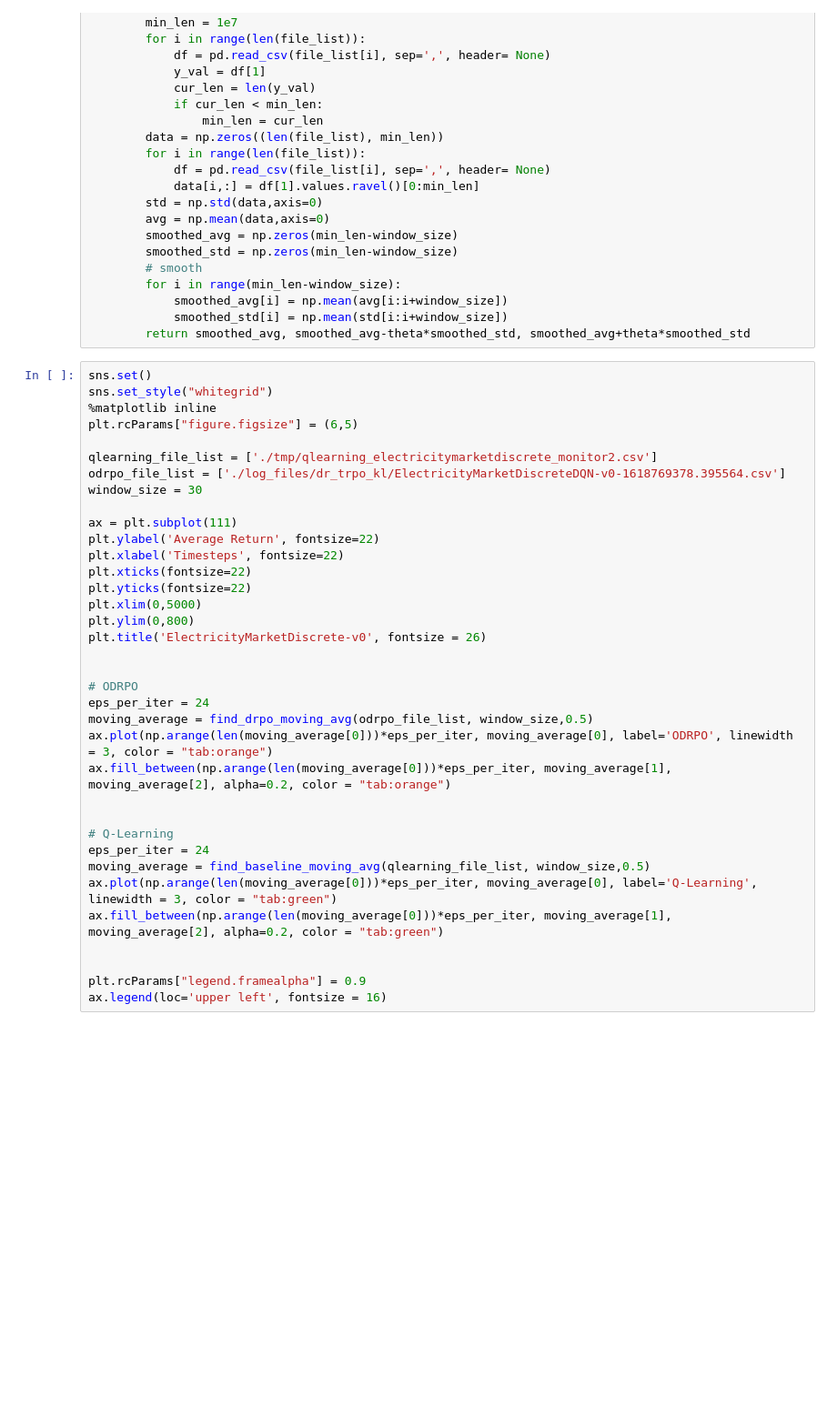
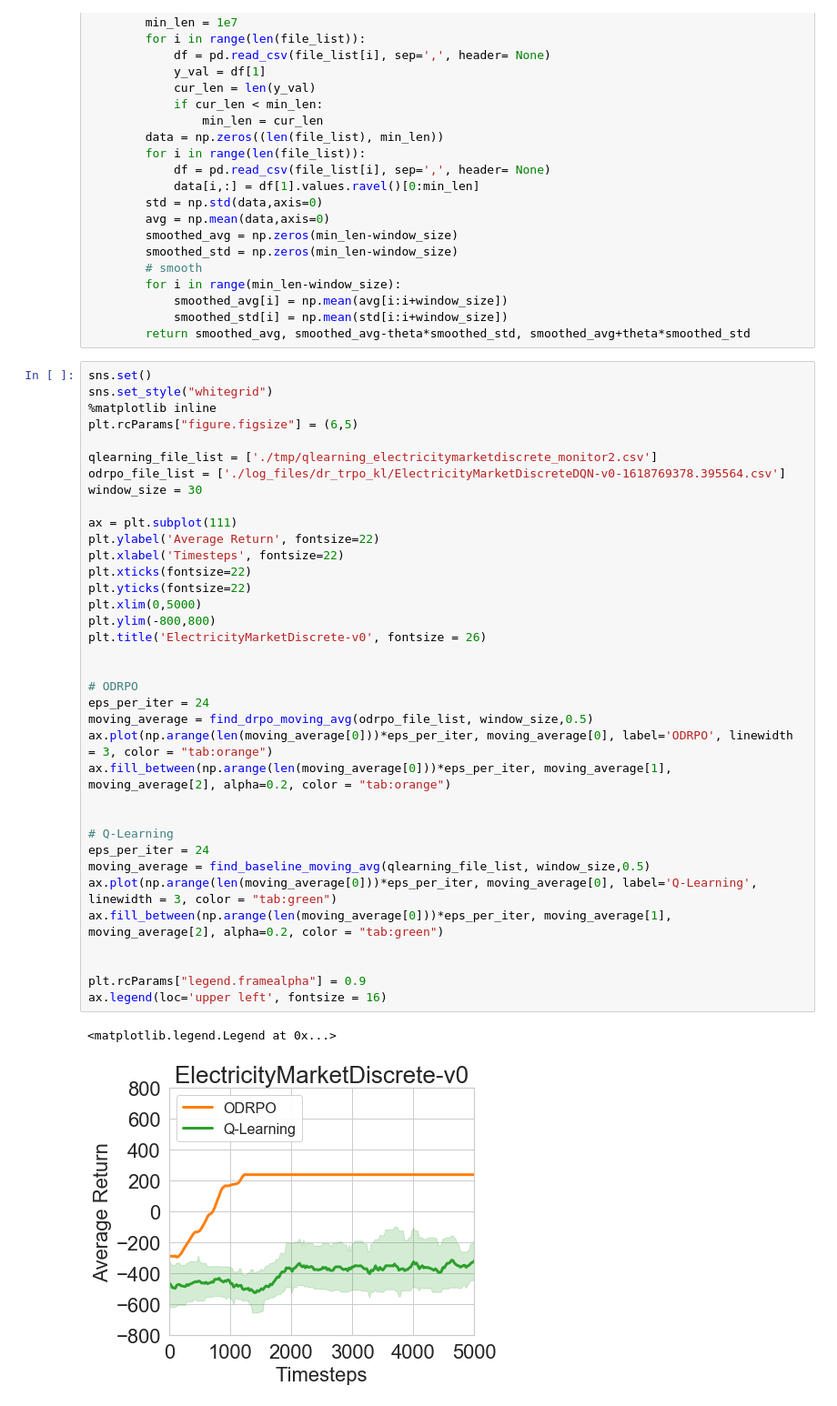
Before and after one commit to kadysongbb/efficient-wpo, a Jupyter notebook: discrete_control/view_training_discrete_EM.ipynb, the cells around one changed output. Shown at 91% size. Saved outputs shown, nothing was run; the diff lists cells and outputs as text; blank space fills up the shorter version.

```diff
--- a/discrete_control/view_training_discrete_EM.ipynb
+++ b/discrete_control/view_training_discrete_EM.ipynb
@@ -69,31 +69,34 @@ plt.rcParams["figure.figsize"] = (6,5)
 
 qlearning_file_list = ['./tmp/qlearning_electricitymarketdiscrete_monitor2.csv']
 odrpo_file_list = ['./log_files/dr_trpo_kl/ElectricityMarketDiscreteDQN-v0-1618769378.395564.csv']
 window_size = 30
 
 ax = plt.subplot(111)
 plt.ylabel('Average Return', fontsize=22)
 plt.xlabel('Timesteps', fontsize=22)
 plt.xticks(fontsize=22)
 plt.yticks(fontsize=22)
 plt.xlim(0,5000)
-plt.ylim(0,800)
+plt.ylim(-800,800)
 plt.title('ElectricityMarketDiscrete-v0', fontsize = 26)
 
 
 # ODRPO
 eps_per_iter = 24
 moving_average = find_drpo_moving_avg(odrpo_file_list, window_size,0.5)
 ax.plot(np.arange(len(moving_average[0]))*eps_per_iter, moving_average[0], label='ODRPO', linewidth = 3, color = "tab:orange")
 ax.fill_between(np.arange(len(moving_average[0]))*eps_per_iter, moving_average[1], moving_average[2], alpha=0.2, color = "tab:orange")
 
 
 # Q-Learning
 eps_per_iter = 24
 moving_average = find_baseline_moving_avg(qlearning_file_list, window_size,0.5)
 ax.plot(np.arange(len(moving_average[0]))*eps_per_iter, moving_average[0], label='Q-Learning', linewidth = 3, color = "tab:green")
 ax.fill_between(np.arange(len(moving_average[0]))*eps_per_iter, moving_average[1], moving_average[2], alpha=0.2, color = "tab:green")
 
 
 plt.rcParams["legend.framealpha"] = 0.9
 ax.legend(loc='upper left', fontsize = 16)
+# %% [output]
+<matplotlib.legend.Legend at 0x...>
+[figure, added]
```
